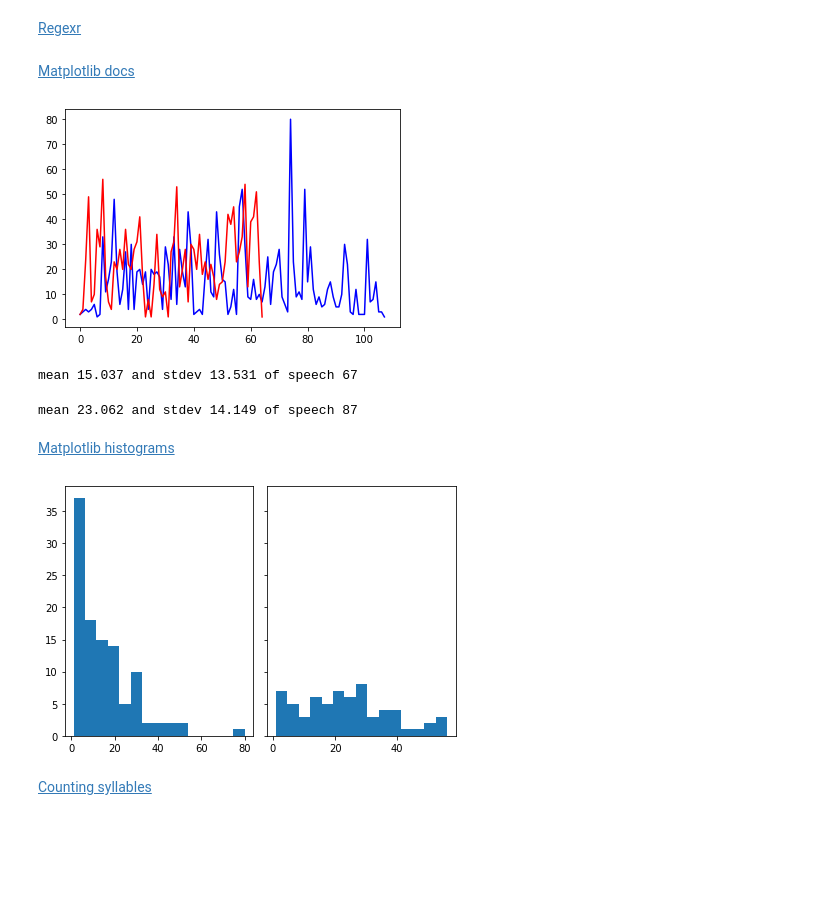
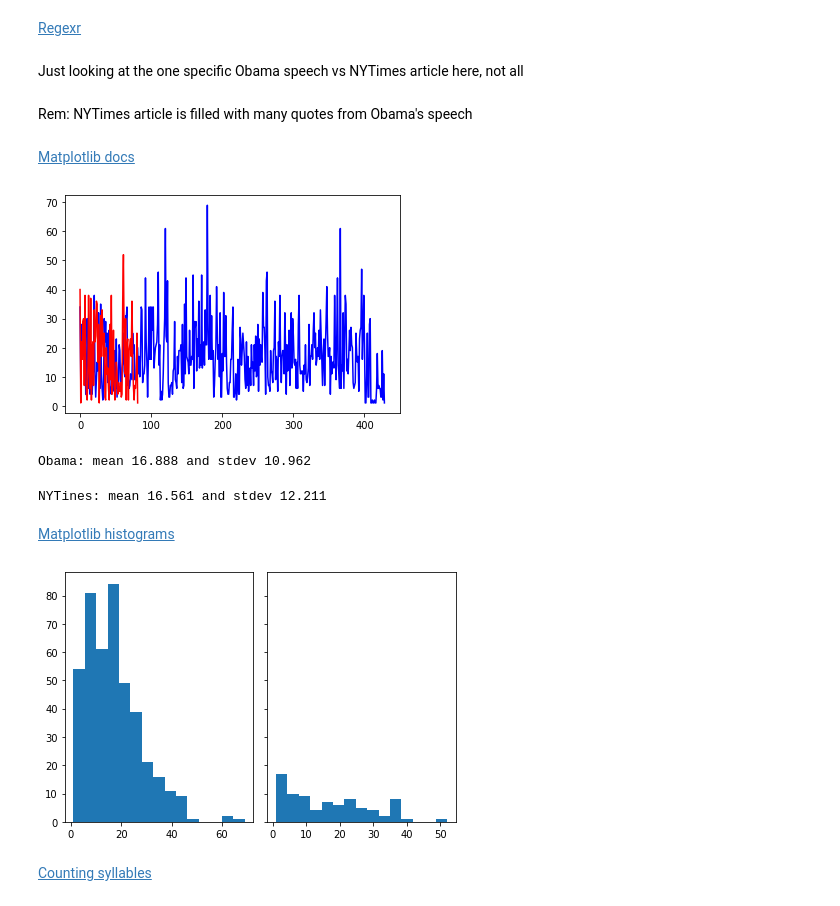
Before and after one commit to pday2/ObamaNLP, a Jupyter notebook: sentenceLength.ipynb, the cells around one changed output. Cells and saved outputs as stored; diff of their text form; code cells hidden in the pictures; blank space fills up the shorter version.

Commit message:
updated sentence length a bit

```diff
--- a/sentenceLength.ipynb
+++ b/sentenceLength.ipynb
@@ -10,3 +23,15 @@ import os
+# %%
+# use .iloc[0] to get the actual string in the cell and not a pandas object
+speechlink = dates.loc[dates['date'] == '27/01/2010']['file'].iloc[0]
+with open(speechlink, encoding='utf-8') as f:
+        spec_speech = f.read()
+spec_speech=re.sub('\[.+?\]', '',spec_speech)
+spec_speech=re.sub('\-\-', ' ',spec_speech)
+# %%
+nytimesFile="./NYTimes/01-27-2010.txt"
+with open(nytimesFile, encoding='utf-8') as f:
+        nytimes = f.read()
+nytimes = nytimes.replace('\n', '')
 # %%
 # Load up the files
 path = './DataUCSB/'
@@ -30,38 +55,42 @@ for file in list_of_files:
 speeches = [re.sub('\[.+?\]', '',speech) for speech in speeches]
 # take out -- between words and replace with a space
 speeches = [re.sub('\-\-', ' ',speech) for speech in speeches]
+# %% [markdown]
+Just looking at the one specific Obama speech vs NYTimes article here, not all
 # %%
-speechlist = [sentence.lstrip().rstrip() for sentence in speeches[67].split('.')]
-lengths = [len(sentence.split(' ')) for sentence in speechlist]
+speechlist_ob = [sentence.lstrip().rstrip() for sentence in spec_speech.split('.')]
+lengthsob = [len(sentence.split(' ')) for sentence in speechlist_ob]
+# %% [markdown]
+Rem: NYTimes article is filled with many quotes from Obama's speech
 # %%
-speechlist = [sentence.lstrip().rstrip() for sentence in speeches[87].split('.')]
-lengths2 = [len(sentence.split(' ')) for sentence in speechlist]
+speechlist_ny = [sentence.lstrip().rstrip() for sentence in nytimes.split('.')]
+lengthsny = [len(sentence.split(' ')) for sentence in speechlist_ny]
 # %% [markdown]
 <A HREF="https://matplotlib.org/stable/api/_as_gen/matplotlib.pyplot.plot.html">Matplotlib docs</A>
 # %%
-plt.plot(lengths, 'b')
-plt.plot(lengths2, 'r')
+plt.plot(lengthsob, 'b')
+plt.plot(lengthsny, 'r')
 plt.show()
 # %% [output]
-[figure, old version]
+[figure, new version]
 # %%
-print('mean %s and stdev %s of speech 67' %(round(np.average(lengths),3), round(np.std(lengths),3)))
+print('Obama: mean %s and stdev %s' %(round(np.average(lengthsob),3), round(np.std(lengthsob),3)))
 # %% [output]
-mean 15.037 and stdev 13.531 of speech 67
+Obama: mean 16.888 and stdev 10.962
 # %%
-print('mean %s and stdev %s of speech 87' %(round(np.average(lengths2),3), round(np.std(lengths2),3)))
+print('NYTines: mean %s and stdev %s' %(round(np.average(lengthsny),3), round(np.std(lengthsny),3)))
 # %% [output]
-mean 23.062 and stdev 14.149 of speech 87
+NYTines: mean 16.561 and stdev 12.211
 # %% [markdown]
 <A HREF="https://matplotlib.org/stable/gallery/statistics/hist.html">Matplotlib histograms</A>
 # %%
 n_bins=15
 fig, axs = plt.subplots(1, 2, sharey=True, tight_layout=True)
-axs[0].hist(lengths, bins=n_bins)
-axs[1].hist(lengths2, bins=n_bins)
+axs[0].hist(lengthsob, bins=n_bins)
+axs[1].hist(lengthsny, bins=n_bins)
 plt.show()
 # %% [output]
-[figure, old version]
+[figure, new version]
 # %% [markdown]
 <A HREF="https://datascience.stackexchange.com/questions/23376/how-to-get-the-number-of-syllables-in-a-word">Counting syllables</A>
 # %%
```
Also changed, not shown: parts of 6 cells of this notebook, 9 other files.
